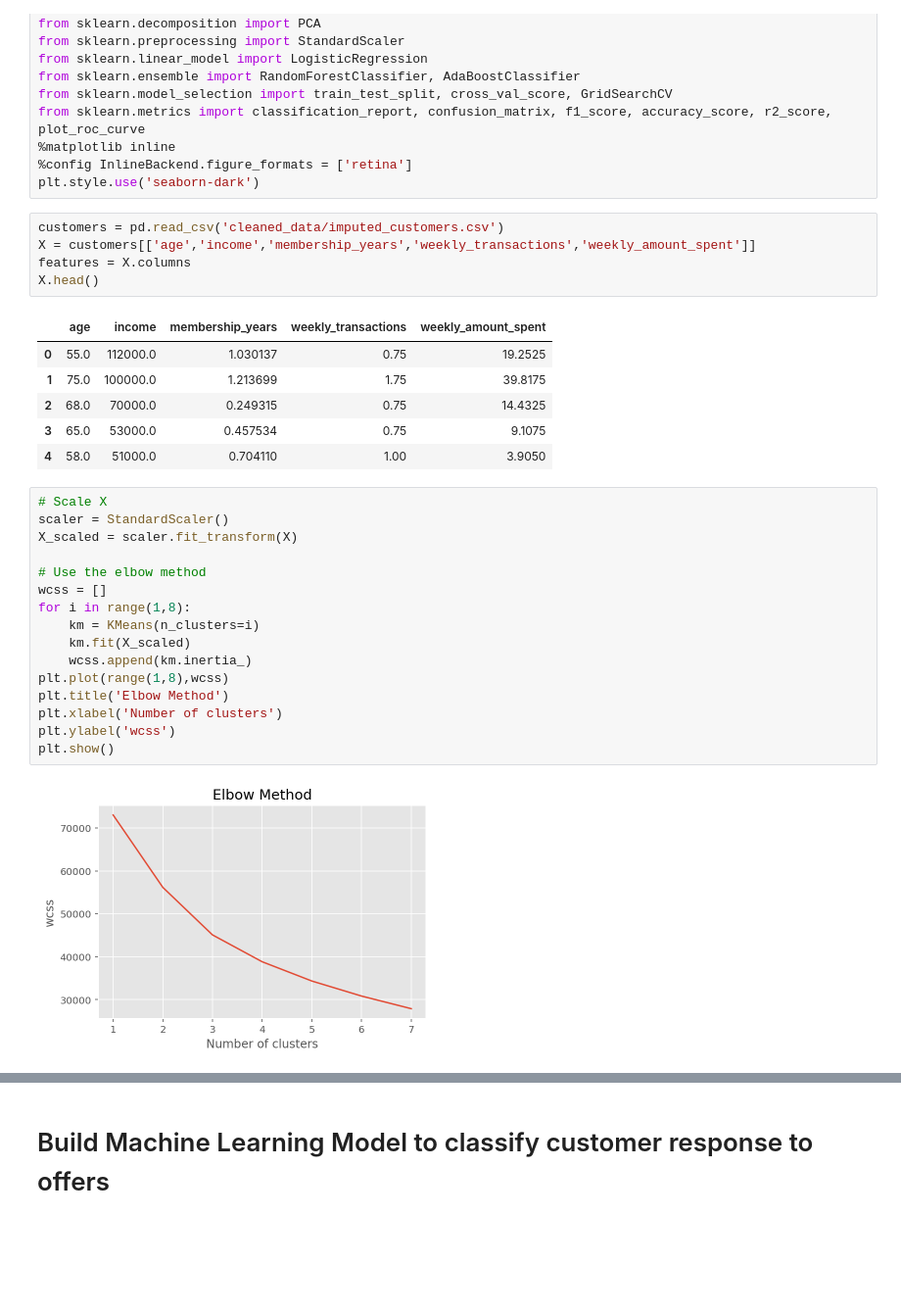
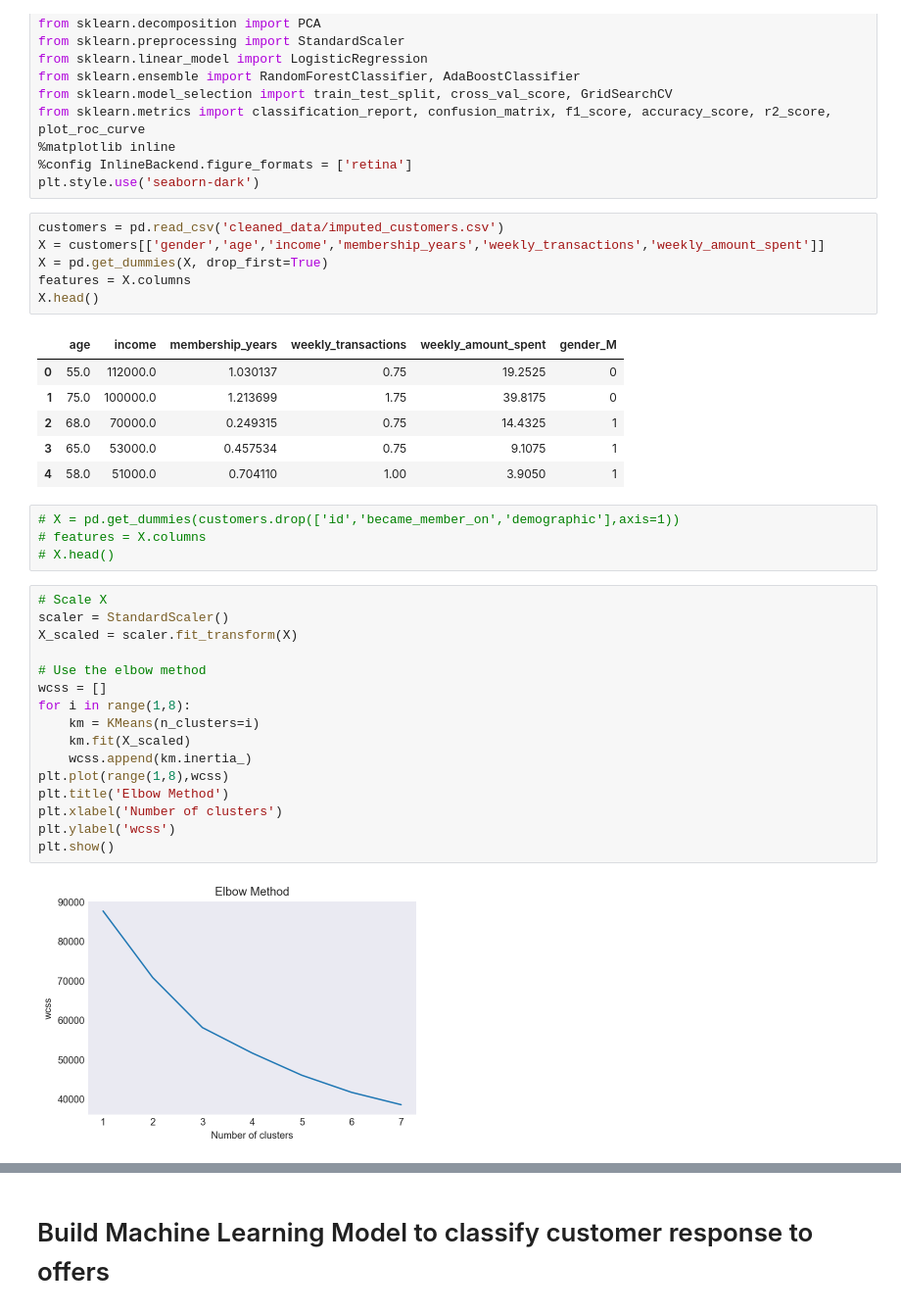
Before and after one commit to kevingao1136/Udacity_DataScience_Nanodegree, a Jupyter notebook: Starbucks_Capstone_Challenge/supervised_unsupervised_ML.ipynb, the cells around one changed output, grey strips where cells are left out. Shown at 98% size. Drawn from its saved outputs; the diff is of its cells as text; blank space fills up the shorter version.

```diff
--- a/Starbucks_Capstone_Challenge/supervised_unsupervised_ML.ipynb
+++ b/Starbucks_Capstone_Challenge/supervised_unsupervised_ML.ipynb
@@ -21,16 +21,21 @@ from sklearn.metrics import classification_report, confusion_matrix, f1_score, a
 plt.style.use('seaborn-dark')
 # %%
 customers = pd.read_csv('cleaned_data/imputed_customers.csv')
-X = customers[['age','income','membership_years','weekly_transactions','weekly_amount_spent']]
+X = customers[['gender','age','income','membership_years','weekly_transactions','weekly_amount_spent']]
+X = pd.get_dummies(X, drop_first=True)
 features = X.columns
 X.head()
 # %% [output]
-|  | age | income | membership_years | weekly_transactions | weekly_amount_spent |
-| 0 | 55.0 | 112000.0 | 1.030137 | 0.75 | 19.2525 |
-| 1 | 75.0 | 100000.0 | 1.213699 | 1.75 | 39.8175 |
-| 2 | 68.0 | 70000.0 | 0.249315 | 0.75 | 14.4325 |
-| 3 | 65.0 | 53000.0 | 0.457534 | 0.75 | 9.1075 |
-| 4 | 58.0 | 51000.0 | 0.704110 | 1.00 | 3.9050 |
+|  | age | income | membership_years | weekly_transactions | weekly_amount_spent | gender_M |
+| 0 | 55.0 | 112000.0 | 1.030137 | 0.75 | 19.2525 | 0 |
+| 1 | 75.0 | 100000.0 | 1.213699 | 1.75 | 39.8175 | 0 |
+| 2 | 68.0 | 70000.0 | 0.249315 | 0.75 | 14.4325 | 1 |
+| 3 | 65.0 | 53000.0 | 0.457534 | 0.75 | 9.1075 | 1 |
+| 4 | 58.0 | 51000.0 | 0.704110 | 1.00 | 3.9050 | 1 |
+# %%
+# X = pd.get_dummies(customers.drop(['id','became_member_on','demographic'],axis=1))
+# features = X.columns
+# X.head()
 # %%
 # Scale X
 scaler = StandardScaler()
@@ -48,7 +53,7 @@ plt.xlabel('Number of clusters')
 plt.ylabel('wcss')
 plt.show()
 # %% [output]
-[figure, old version]
+[figure, new version]
 # %%
 # Kmeans algorithm
 kmeans = KMeans(n_clusters=4, random_state=42)
```
Also changed, not shown: parts of 12 cells of this notebook, 3 other files.
